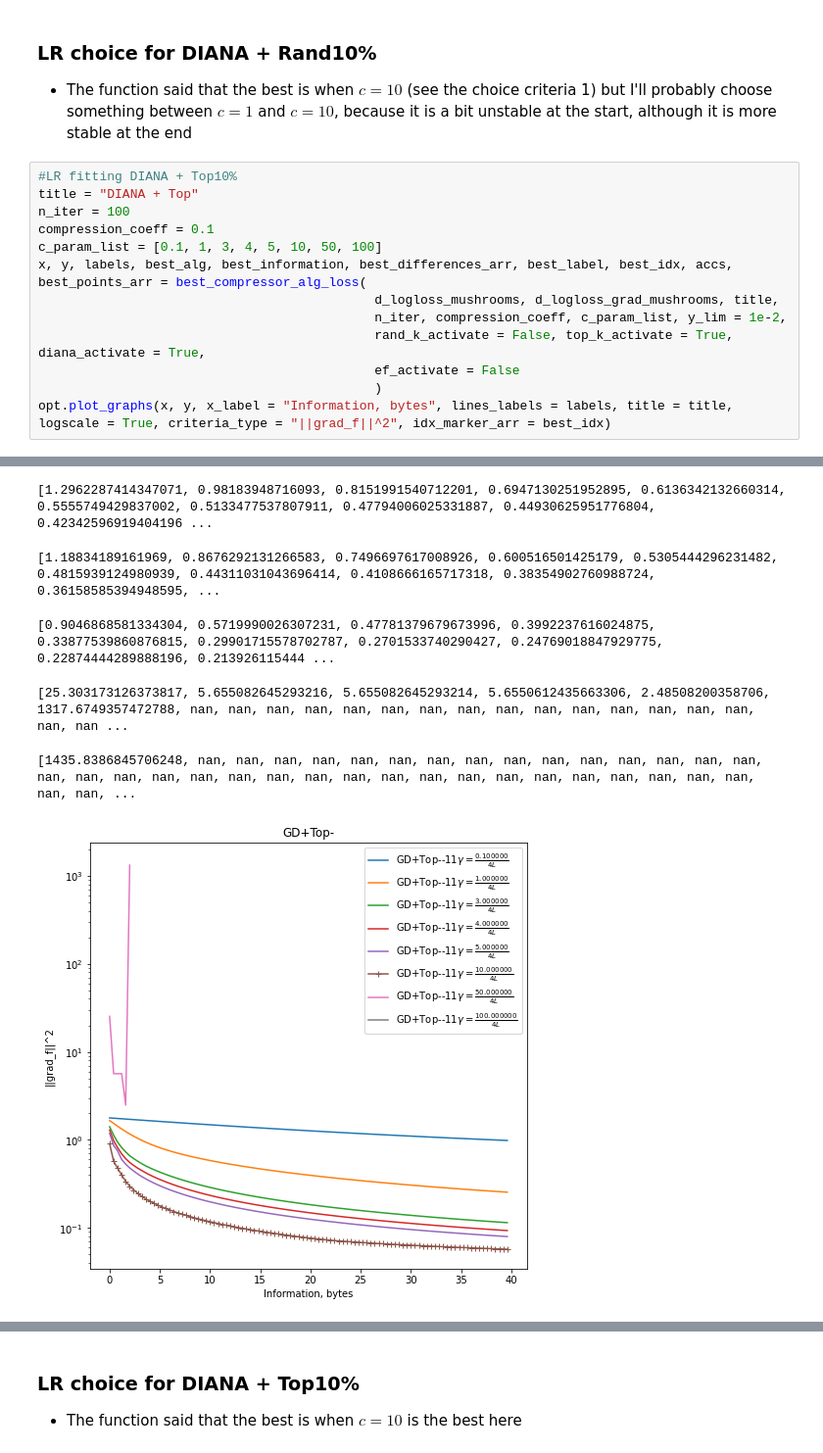
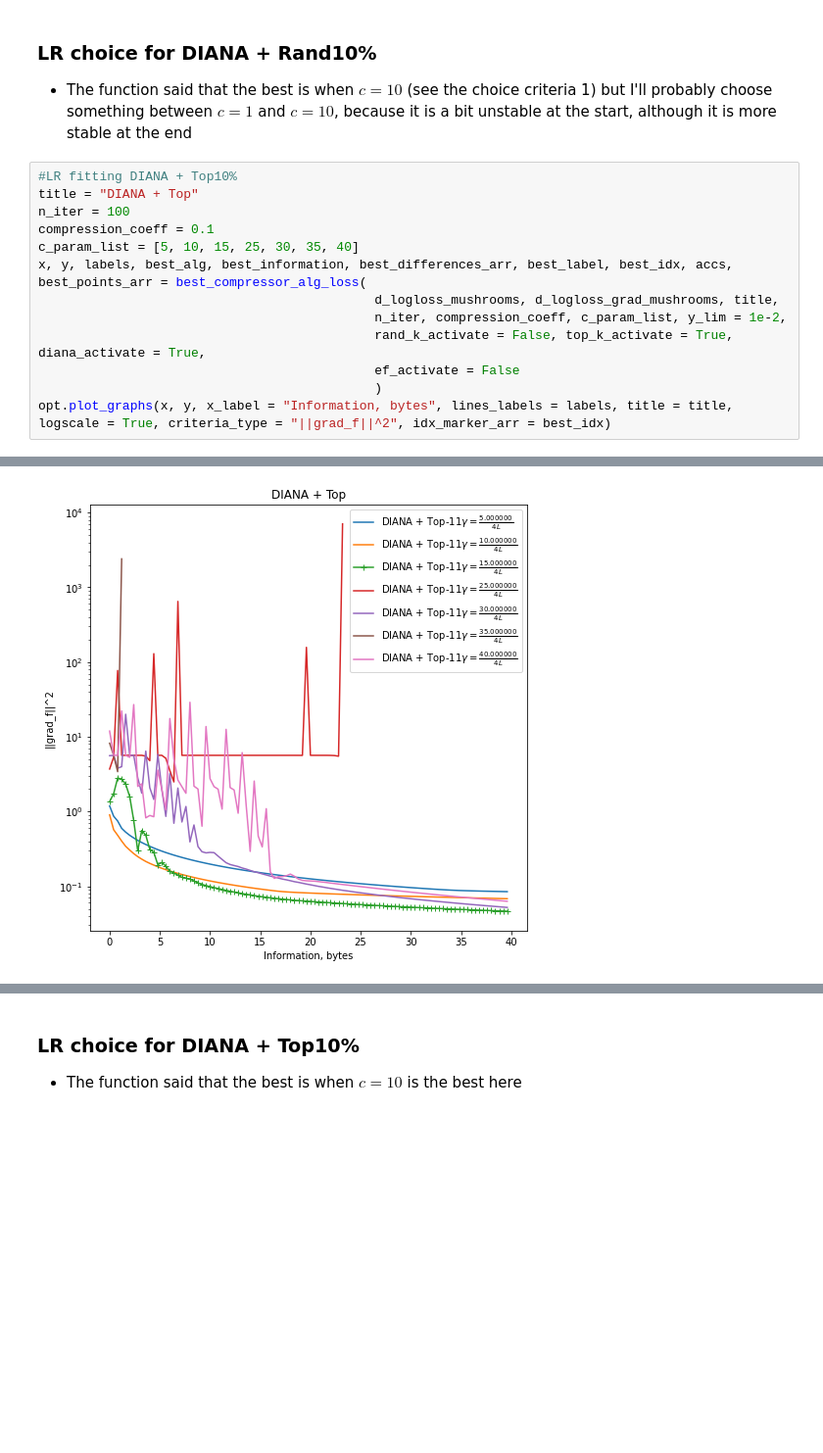
Before and after one commit to k2a07/MIPT-homeworks, a Jupyter notebook: Acharya_Kirill_Optimization_HW_7.ipynb, the cells around one changed output, grey strips where cells are left out. Shown at 98% size. Saved outputs shown, nothing was run; the diff lists cells and outputs as text; blank space fills up the shorter version.

```diff
--- a/Acharya_Kirill_Optimization_HW_7.ipynb
+++ b/Acharya_Kirill_Optimization_HW_7.ipynb
@@ -600,7 +569,7 @@ specific_slice_num += 1
 title = "DIANA + Top"
 n_iter = 100
 compression_coeff = 0.1
-c_param_list = [0.1, 1, 3, 4, 5, 10, 50, 100]
+c_param_list = [5, 10, 15, 25, 30, 35, 40]
 x, y, labels, best_alg, best_information, best_differences_arr, best_label, best_idx, accs, best_points_arr = best_compressor_alg_loss(
                                             d_logloss_mushrooms, d_logloss_grad_mushrooms, title,
                                             n_iter, compression_coeff, c_param_list, y_lim = 1e-2,
@@ -615,7 +581,2 @@ opt.plot_graphs(x, y, x_label = "Information, bytes", lines_labels = labels, tit
-[1.2962287414347071, 0.98183948716093, 0.8151991540712201, 0.6947130251952895, 0.6136342132660314, 0.5555749429837002, 0.5133477537807911, 0.47794006025331887, 0.44930625951776804, 0.42342596919404196 ...
-[1.18834189161969, 0.8676292131266583, 0.7496697617008926, 0.600516501425179, 0.5305444296231482, 0.4815939124980939, 0.44311031043696414, 0.4108666165717318, 0.38354902760988724, 0.36158585394948595, ...
-[0.9046868581334304, 0.5719990026307231, 0.47781379679673996, 0.3992237616024875, 0.33877539860876815, 0.29901715578702787, 0.2701533740290427, 0.24769018847929775, 0.22874444289888196, 0.213926115444 ...
-[25.303173126373817, 5.655082645293216, 5.655082645293214, 5.6550612435663306, 2.48508200358706, 1317.6749357472788, nan, nan, nan, nan, nan, nan, nan, nan, nan, nan, nan, nan, nan, nan, nan, nan, nan ...
-[1435.8386845706248, nan, nan, nan, nan, nan, nan, nan, nan, nan, nan, nan, nan, nan, nan, nan, nan, nan, nan, nan, nan, nan, nan, nan, nan, nan, nan, nan, nan, nan, nan, nan, nan, nan, nan, nan, nan, ...
-[figure, old version]
+[figure, new version]
 # %%
```
Also changed, not shown: parts of 25 cells of this notebook.
